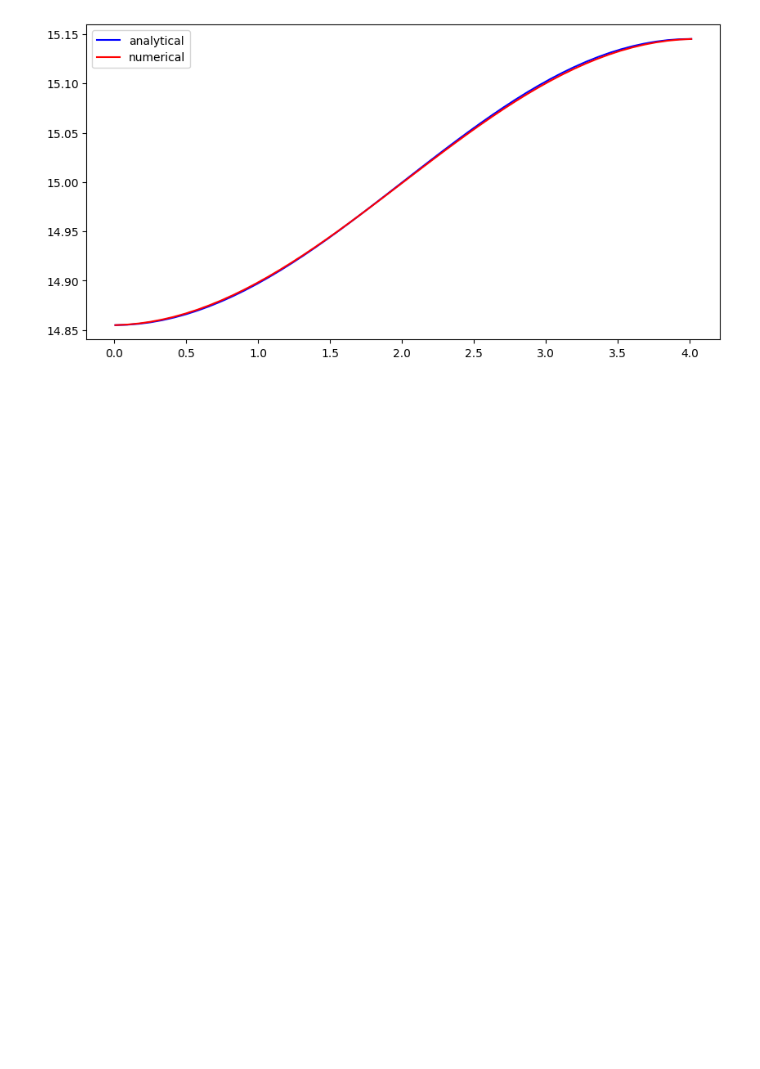
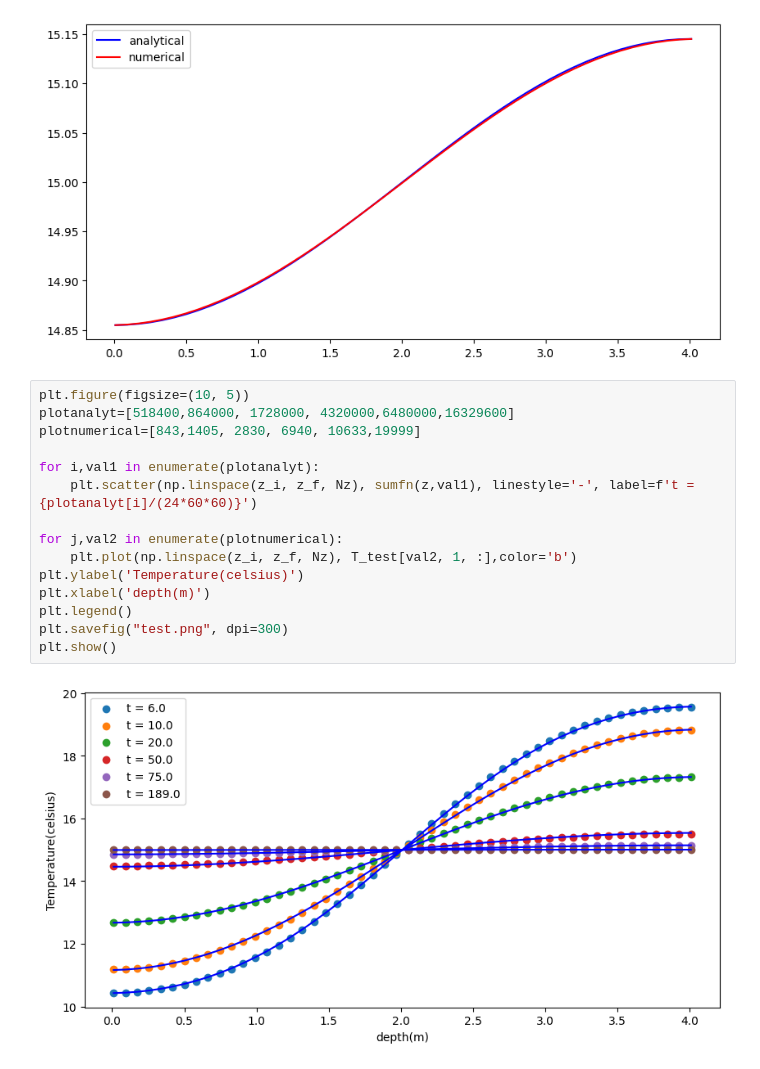
Before and after one commit to mjunaid31/project, a Jupyter notebook: trail_adil.ipynb, the cells around one changed output. Cells and saved outputs as stored; diff of their text form; blank space fills up the shorter version.

```diff
--- a/trail_adil.ipynb
+++ b/trail_adil.ipynb
@@ -328,3 +328,20 @@ plt.show
 # %% [output]
 <function matplotlib.pyplot.show(close=None, block=None)>
 [figure]
+# %%
+plt.figure(figsize=(10, 5))
+plotanalyt=[518400,864000, 1728000, 4320000,6480000,16329600]
+plotnumerical=[843,1405, 2830, 6940, 10633,19999]
+
+for i,val1 in enumerate(plotanalyt):
+    plt.scatter(np.linspace(z_i, z_f, Nz), sumfn(z,val1), linestyle='-', label=f't = {plotanalyt[i]/(24*60*60)}')
+
+for j,val2 in enumerate(plotnumerical):
+    plt.plot(np.linspace(z_i, z_f, Nz), T_test[val2, 1, :],color='b')
+plt.ylabel('Temperature(celsius)')
+plt.xlabel('depth(m)')
+plt.legend()
+plt.savefig("test.png", dpi=300)
+plt.show()
+# %% [output]
+[figure, added]
```
Also changed, not shown: parts of 1 cell of this notebook, 1 other file.
